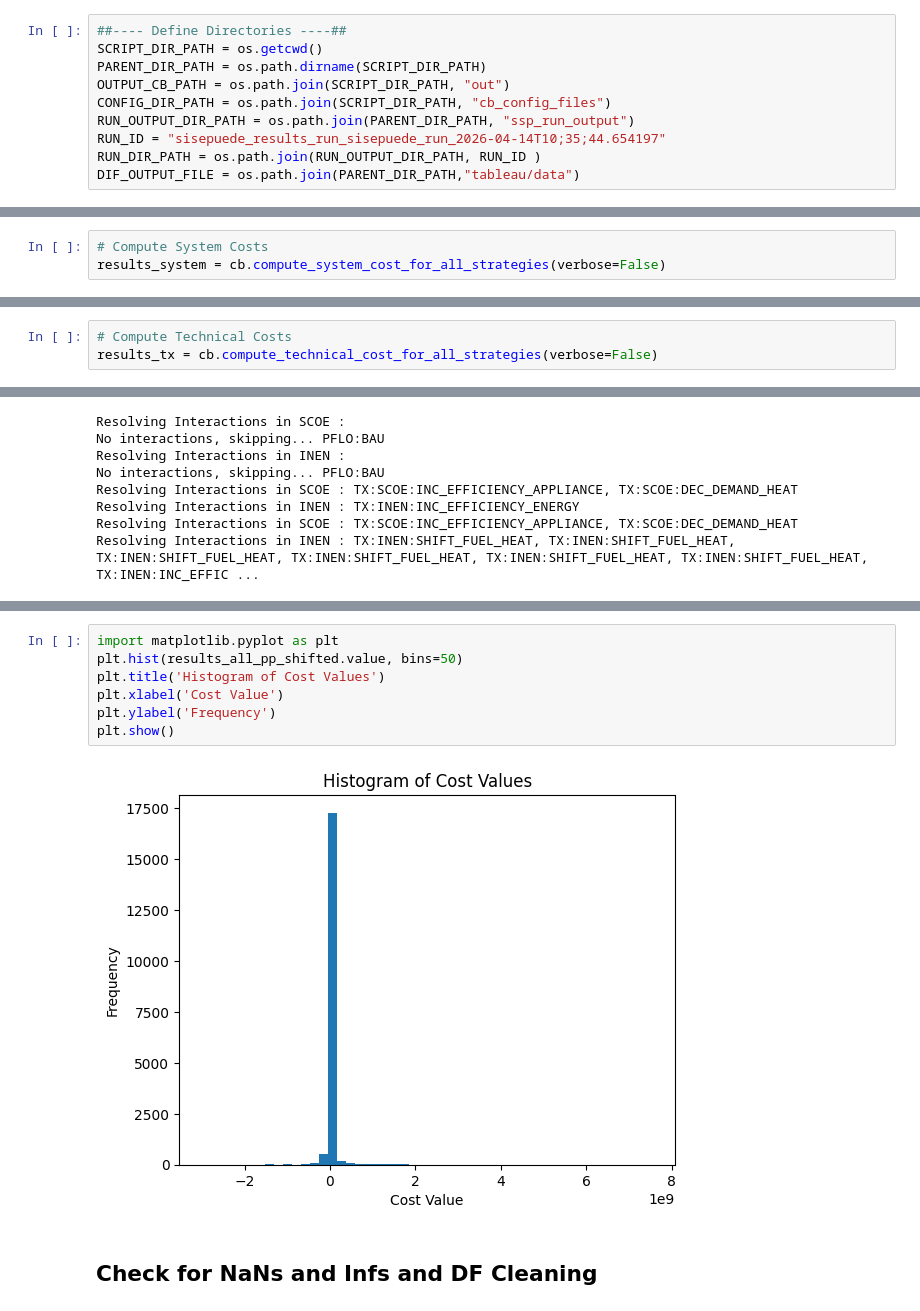
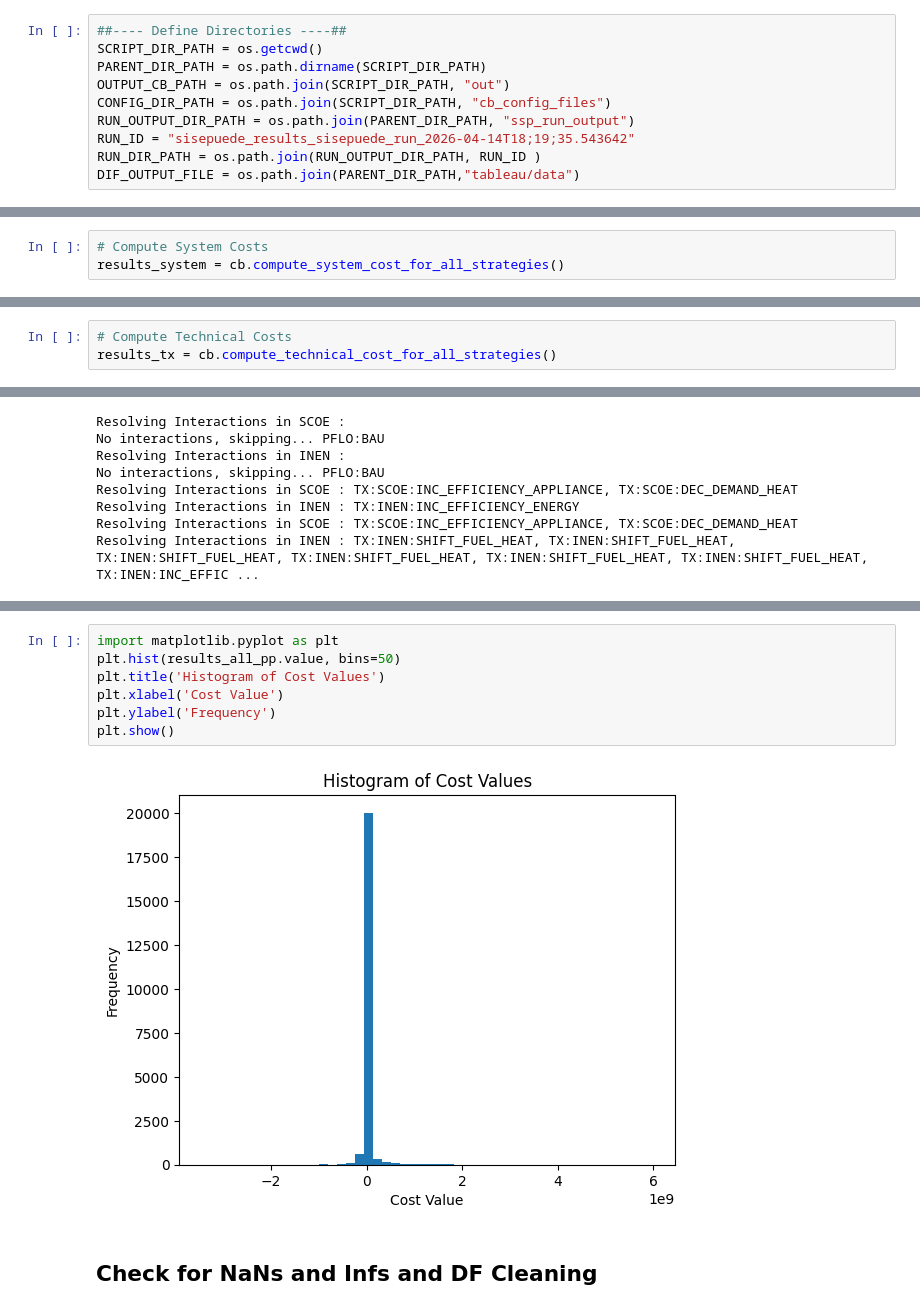
Before and after one commit to sisepuede-framework/ssp_libya, a Jupyter notebook: ssp_modeling/cost-benefits/cb.ipynb, the cells around one changed output, grey strips where cells are left out. Saved outputs shown, nothing was run; the diff lists cells and outputs as text.

```diff
--- a/ssp_modeling/cost-benefits/cb.ipynb
+++ b/ssp_modeling/cost-benefits/cb.ipynb
@@ -12,7 +13,7 @@ PARENT_DIR_PATH = os.path.dirname(SCRIPT_DIR_PATH)
 OUTPUT_CB_PATH = os.path.join(SCRIPT_DIR_PATH, "out")
 CONFIG_DIR_PATH = os.path.join(SCRIPT_DIR_PATH, "cb_config_files")
 RUN_OUTPUT_DIR_PATH = os.path.join(PARENT_DIR_PATH, "ssp_run_output")
-RUN_ID = "sisepuede_results_run_sisepuede_run_2026-04-14T10;35;44.654197"
+RUN_ID = "sisepuede_results_sisepuede_run_2026-04-14T18;19;35.543642"
 RUN_DIR_PATH = os.path.join(RUN_OUTPUT_DIR_PATH, RUN_ID )
 DIF_OUTPUT_FILE = os.path.join(PARENT_DIR_PATH,"tableau/data")
 # %%
@@ -70,7 +71,7 @@ Loading configuration from Excel file (fast path)
 Database updated
 # %%
 # Compute System Costs
-results_system = cb.compute_system_cost_for_all_strategies(verbose=False)
+results_system = cb.compute_system_cost_for_all_strategies()
 # %% [output]
 ************************************
 *Strategy : PFLO:BAU (0/3)
@@ -88,6 +93,6 @@ results_system = cb.compute_system_cost_for_all_strategies(verbose=False)
 # %%
 # Compute Technical Costs
-results_tx = cb.compute_technical_cost_for_all_strategies(verbose=False)
+results_tx = cb.compute_technical_cost_for_all_strategies()
 # %% [output]
 ************************************
 *Strategy : PFLO:BAU (0/3)
@@ -147,13 +152,13 @@ results_all_pp_shifted.strategy_code.unique()
 array(['PFLO:BAU', 'PFLO:UNCONDITIONAL', 'PFLO:CONDITIONAL'], dtype=object)
 # %%
 import matplotlib.pyplot as plt
-plt.hist(results_all_pp_shifted.value, bins=50)
+plt.hist(results_all_pp.value, bins=50)
 plt.title('Histogram of Cost Values')
 plt.xlabel('Cost Value')
 plt.ylabel('Frequency')
 plt.show()
 # %% [output]
-[figure, old version]
+[figure, new version]
 # %% [markdown]
 ## Check for NaNs and Infs and DF Cleaning
 # %%
```
Also changed, not shown: parts of 17 cells of this notebook, 48 other files.
